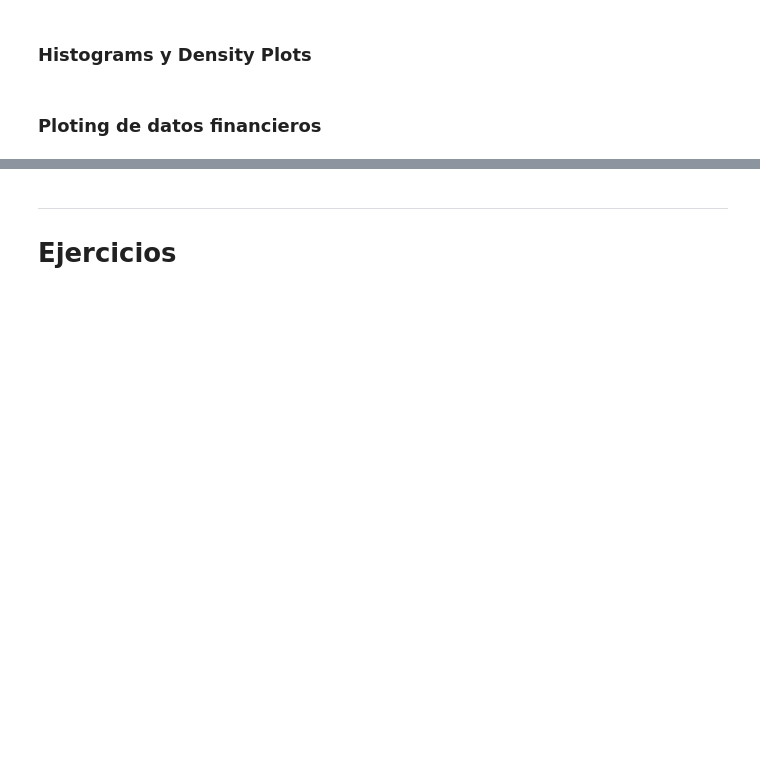
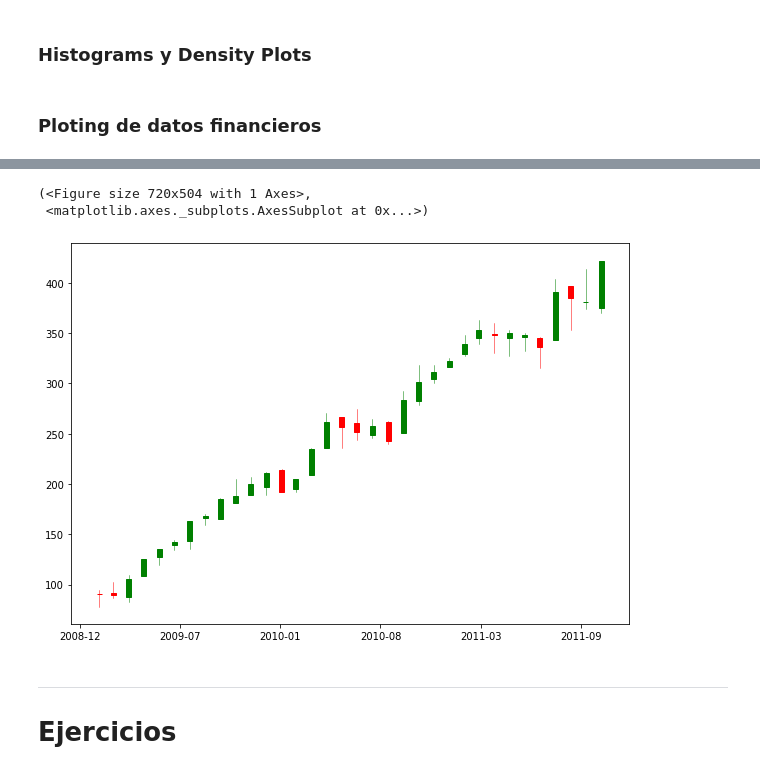
Before and after one commit to fernandodelacalle/miax-python, a Jupyter notebook: module_4/4_01.ipynb, the cells around one changed output, grey strips where cells are left out. Drawn from its saved outputs; the diff is of its cells as text; code cells hidden in the pictures; blank space fills up the shorter version.

```diff
--- a/module_4/4_01.ipynb
+++ b/module_4/4_01.ipynb
@@ -305,3 +301,9 @@ ax.xaxis.set_major_formatter(mdates.DateFormatter('%Y-%m'))
+# %%
+plot_candle(aapl_montly_candle.loc['2009':], width=10)
+# %% [output]
+(<Figure size 720x504 with 1 Axes>,
+ <matplotlib.axes._subplots.AxesSubplot at 0x...>)
+[figure, added]
 # %% [markdown]
 ___
 # Ejercicios
```
Also changed, not shown: parts of 13 cells of this notebook, 1 other file.
